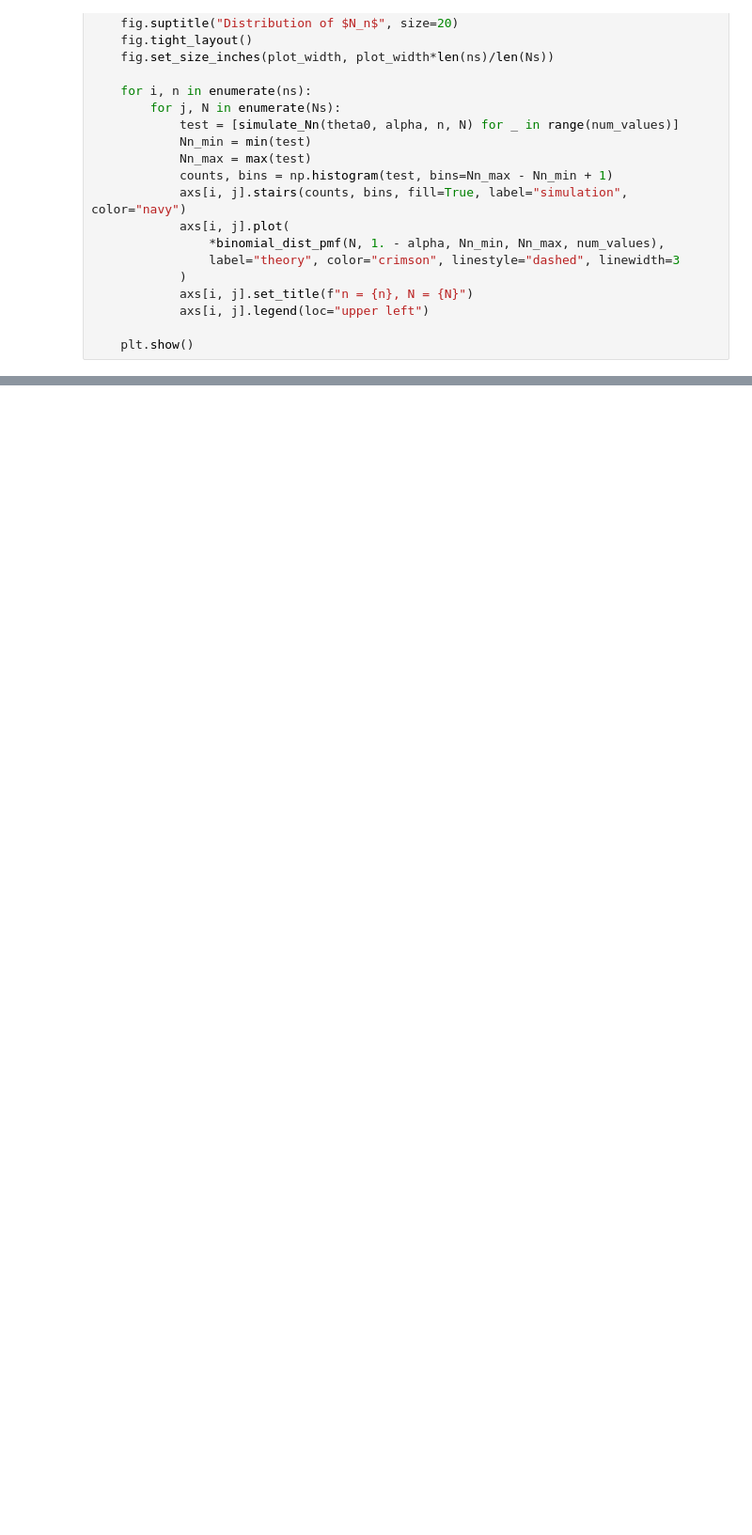
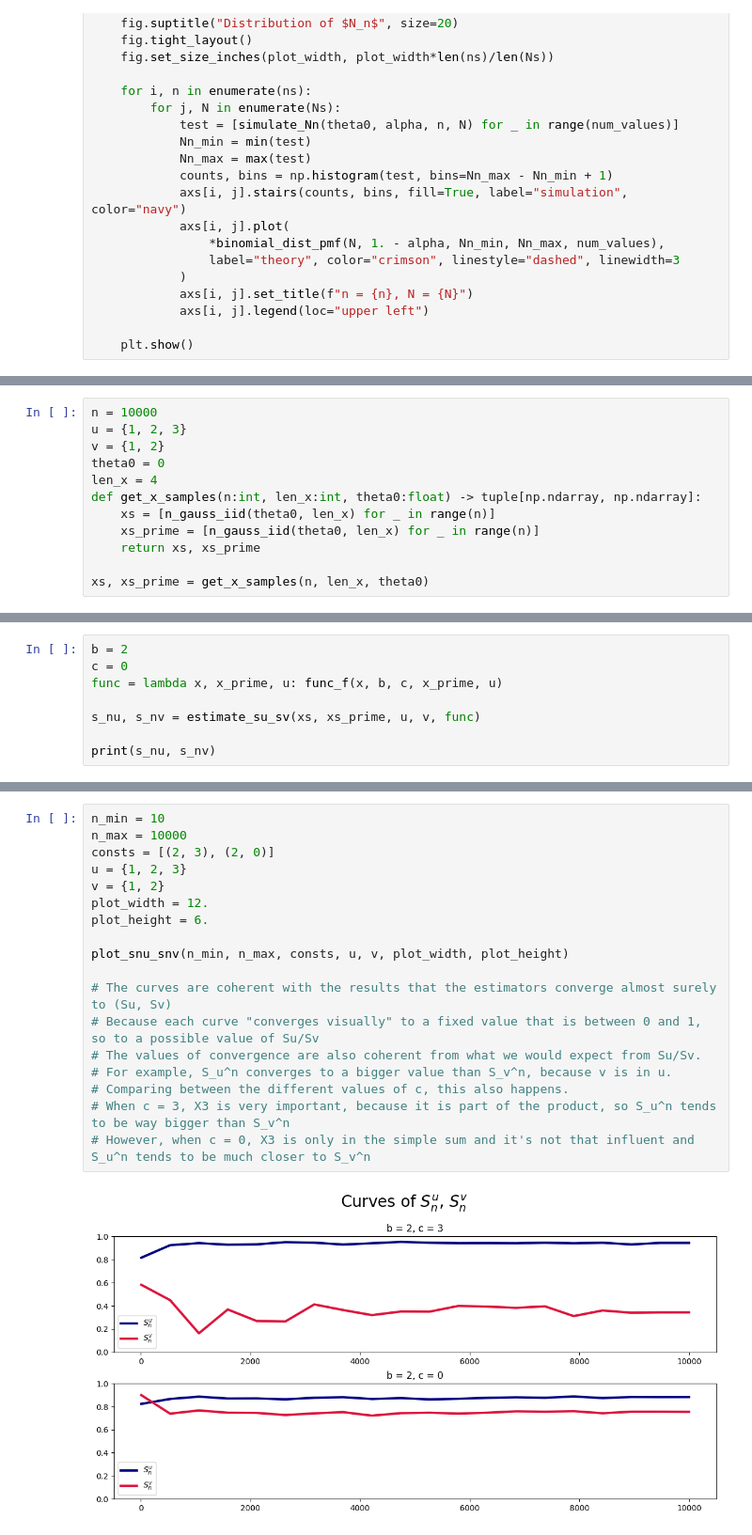
Before and after one commit to Eric-Guerra-Ribeiro/MAP361-decison-rule, a Jupyter notebook: decision_rule.ipynb, the cells around one changed output, grey strips where cells are left out. Shown at 94% size. Cells and saved outputs as stored; diff of their text form; blank space fills up the shorter version.

```diff
--- a/decision_rule.ipynb
+++ b/decision_rule.ipynb
@@ -187,0 +227,12 @@ plot_Nn(Ns, ns, theta0, alpha, num_values, plot_width)
+# %%
+n = 10000
+u = {1, 2, 3}
+v = {1, 2}
+theta0 = 0
+len_x = 4
+def get_x_samples(n:int, len_x:int, theta0:float) -> tuple[np.ndarray, np.ndarray]:
+    xs = [n_gauss_iid(theta0, len_x) for _ in range(n)]
+    xs_prime = [n_gauss_iid(theta0, len_x) for _ in range(n)]
+    return xs, xs_prime
+
+xs, xs_prime = get_x_samples(n, len_x, theta0)
@@ -187,0 +249,8 @@ plot_Nn(Ns, ns, theta0, alpha, num_values, plot_width)
+# %%
+b = 2
+c = 0
+func = lambda x, x_prime, u: func_f(x, b, c, x_prime, u)
+
+s_nu, s_nv = estimate_su_sv(xs, xs_prime, u, v, func)
+
+print(s_nu, s_nv)
@@ -187,0 +300,20 @@ plot_Nn(Ns, ns, theta0, alpha, num_values, plot_width)
+# %%
+n_min = 10
+n_max = 10000
+consts = [(2, 3), (2, 0)]
+u = {1, 2, 3}
+v = {1, 2}
+plot_width = 12.
+plot_height = 6.
+
+plot_snu_snv(n_min, n_max, consts, u, v, plot_width, plot_height)
+
+# The curves are coherent with the results that the estimators converge almost surely to (Su, Sv)
+# Because each curve "converges visually" to a fixed value that is between 0 and 1, so to a possible value of Su/Sv
+# The values of convergence are also coherent from what we would expect from Su/Sv.
+# For example, S_u^n converges to a bigger value than S_v^n, because v is in u.
+# Comparing between the different values of c, this also happens.
+# When c = 3, X3 is very important, because it is part of the product, so S_u^n tends to be way bigger than S_v^n
+# However, when c = 0, X3 is only in the simple sum and it's not that influent and S_u^n tends to be much closer to S_v^n
+# %% [output]
+[figure, added]
```
Also changed, not shown: parts of 9 cells of this notebook.
